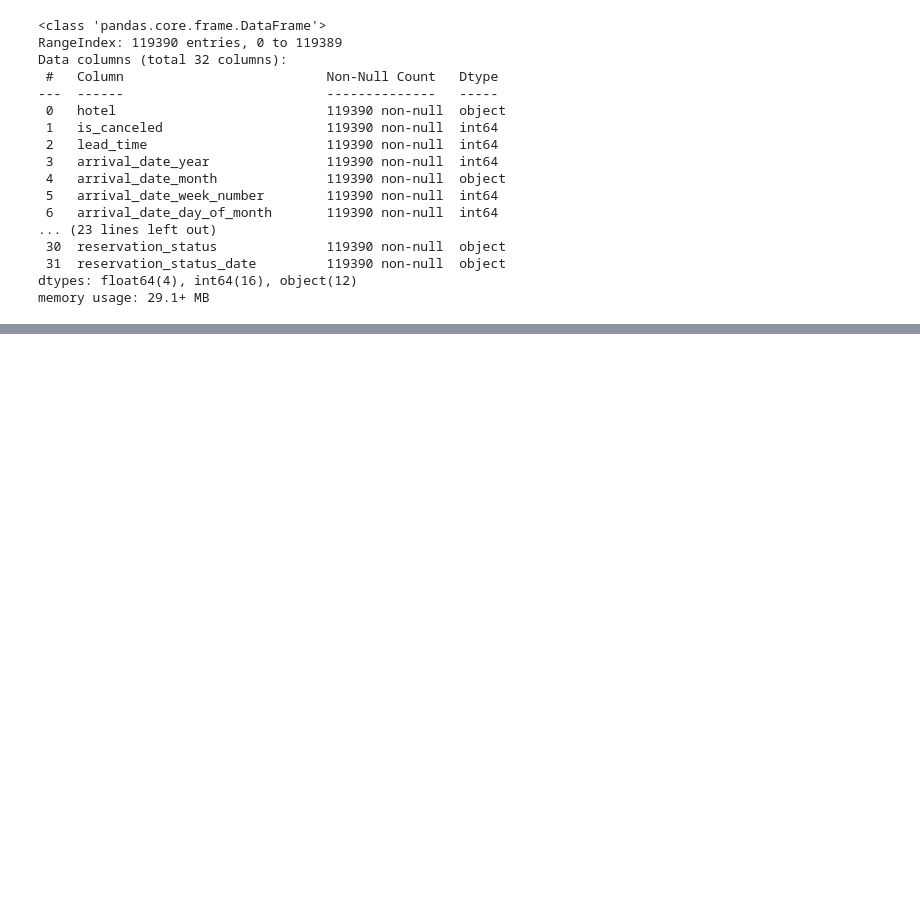
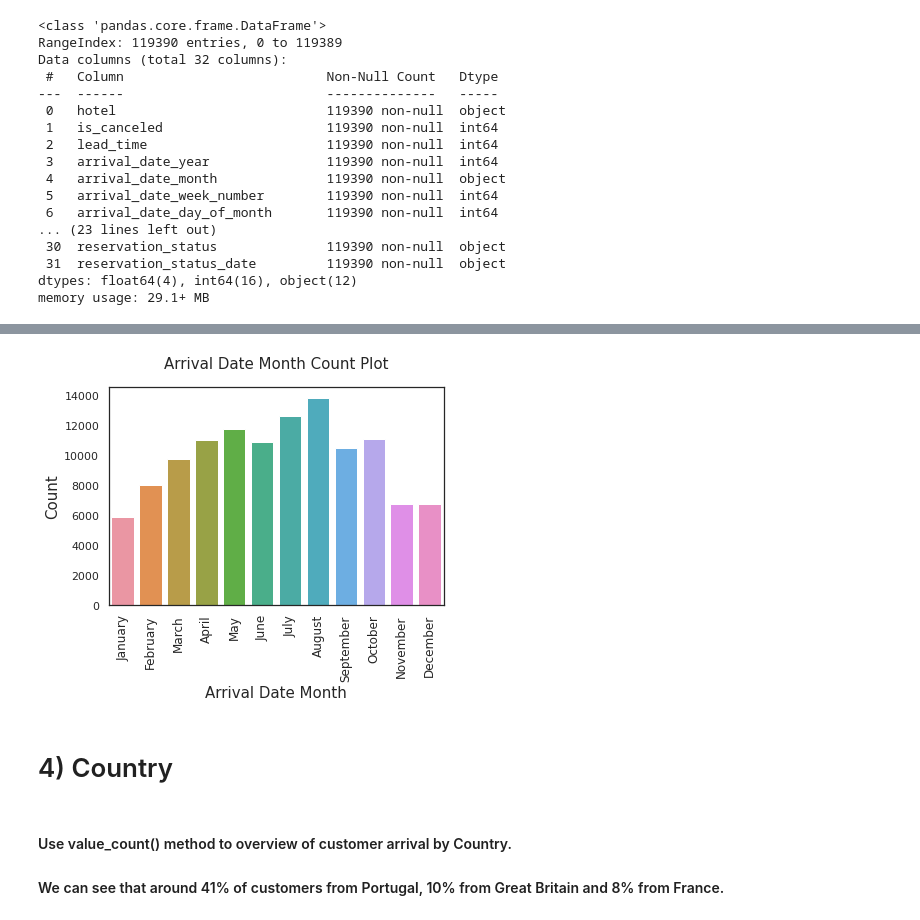
Before and after one commit to mdabushad/Hotel-Booking-Analysis-EDA-Capstone, a Jupyter notebook: data_machines_Hotel_Booking_Analysis_Capstone_Project.ipynb, the cells around one changed output, grey strips where cells are left out. Saved outputs shown, nothing was run; the diff lists cells and outputs as text; code cells hidden in the pictures; blank space fills up the shorter version.

```diff
--- a/data_machines_Hotel_Booking_Analysis_Capstone_Project.ipynb
+++ b/data_machines_Hotel_Booking_Analysis_Capstone_Project.ipynb
@@ -59,0 +217,21 @@ memory usage: 29.1+ MB
+# %%
+sns.set_context('notebook')
+sns.set_style("white")
+sns.set_palette('husl')
+
+g = sns.countplot(x='arrival_date_month',data=df, order=["January","February","March","April","May","June","July","August","September","October","November","December"])
+
+g.set_xlabel('Arrival Date Month',fontsize = 15)
+g.set_ylabel('Count',fontsize = 15)
+g.set_title('Arrival Date Month Count Plot', fontsize = 15, y = 1.06)
+
+plt.xticks(rotation = 90, fontsize = 12)
+plt.show()
+# %% [output]
+[figure, added]
+# %% [markdown]
+# 4) Country
+# %% [markdown]
+#### Use value_count() method to overview of customer arrival by Country.
+
+#### We can see that around 41% of customers from Portugal, 10% from Great Britain and 8% from France.
```
Also changed, not shown: parts of 26 cells of this notebook.
